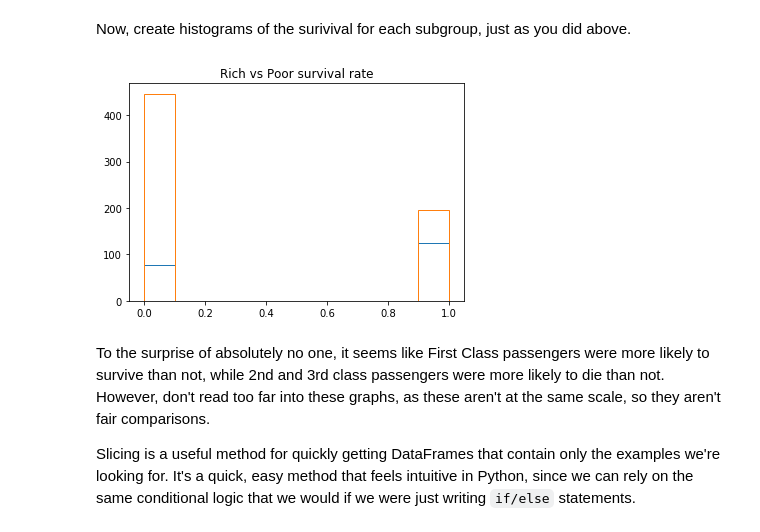
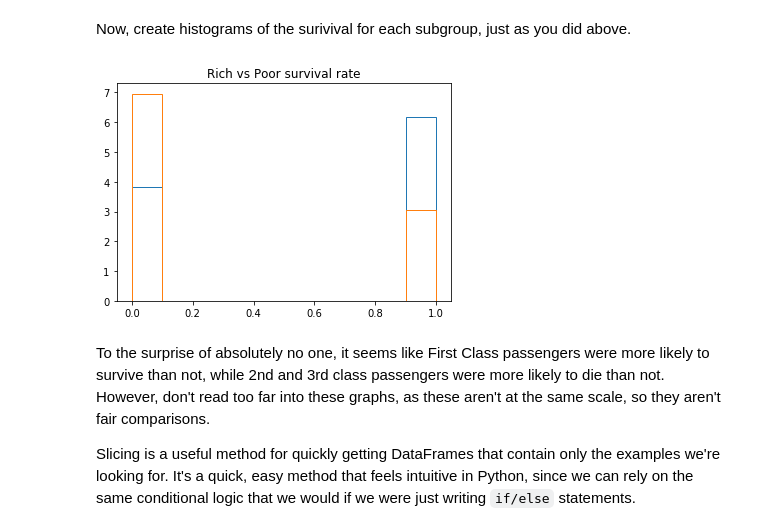
Before and after one commit to jmt0221/dsc-using-sql-with-pandas-lab-nyc-ds-082619, a Jupyter notebook: index.ipynb, the cells around one changed output. Saved outputs shown, nothing was run; the diff lists cells and outputs as text; code cells hidden in the pictures.

```diff
--- a/index.ipynb
+++ b/index.ipynb
@@ -147,12 +147,12 @@ Now, create histograms of the surivival for each subgroup, just as you did above
 # %%
 # Your code here
 fig, ax = plt.subplots()
 ax.hist(first_class_df['Survived'], histtype='step', density=True)
-ax.hist(second_third_class_df['Survived'], histtype='step')
+ax.hist(second_third_class_df['Survived'], histtype='step', density=True)
 ax.set_title('Rich vs Poor survival rate')
 plt.show()
 # %% [output]
-[figure, old version]
+[figure, new version]
 # %% [markdown]
 To the surprise of absolutely no one, it seems like First Class passengers were more likely to survive than not, while 2nd and 3rd class passengers were more likely to die than not.  However, don't read too far into these graphs, as these aren't at the same scale, so they aren't fair comparisons.
 
```
